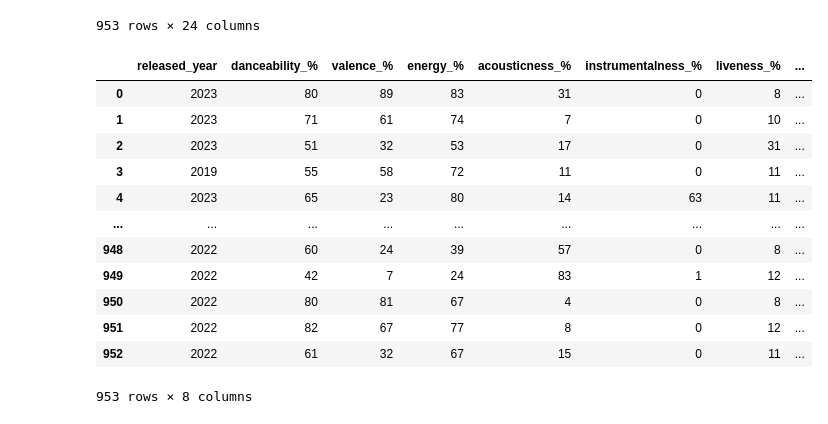
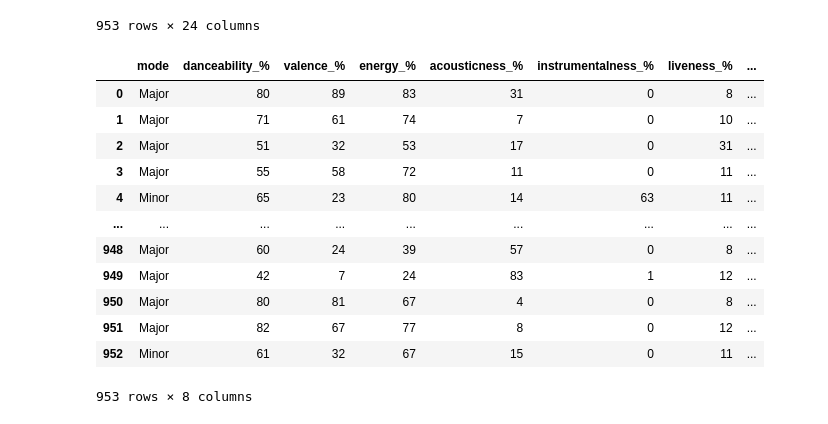
Before and after one commit to vjwua/ML_RegressionProj, a Jupyter notebook: ML_SpotifyClassification/Classification.ipynb, the cells around one changed output. Drawn from its saved outputs; the diff is of its cells as text; code cells hidden in the pictures.

```diff
--- a/ML_SpotifyClassification/Classification.ipynb
+++ b/ML_SpotifyClassification/Classification.ipynb
@@ -22,19 +22,19 @@ df
 | 952 | Alone | Burna Boy | 1 | 2022 | 11 | 4 | ... |
 953 rows × 24 columns
 # %%
-df.drop(['track_name', 'artist(s)_name', 'artist_count', 'released_month', 'released_day', 'in_spotify_playlists', 'in_spotify_charts', 'streams', 'in_apple_playlists', 'in_apple_charts', 'in_deezer_playlists', 'in_deezer_charts', 'in_shazam_charts', 'bpm', 'key', 'mode'], axis=1, inplace=True)
+df.drop(['released_year', 'track_name', 'artist(s)_name', 'artist_count', 'released_month', 'released_day', 'in_spotify_playlists', 'in_spotify_charts', 'streams', 'in_apple_playlists', 'in_apple_charts', 'in_deezer_playlists', 'in_deezer_charts', 'in_shazam_charts', 'bpm', 'key'], axis=1, inplace=True)
 df
 # %% [output]
-|  | released_year | danceability_% | valence_% | energy_% | acousticness_% | instrumentalness_% | liveness_% | ... |
-| 0 | 2023 | 80 | 89 | 83 | 31 | 0 | 8 | ... |
-| 1 | 2023 | 71 | 61 | 74 | 7 | 0 | 10 | ... |
-| 2 | 2023 | 51 | 32 | 53 | 17 | 0 | 31 | ... |
-| 3 | 2019 | 55 | 58 | 72 | 11 | 0 | 11 | ... |
-| 4 | 2023 | 65 | 23 | 80 | 14 | 63 | 11 | ... |
+|  | mode | danceability_% | valence_% | energy_% | acousticness_% | instrumentalness_% | liveness_% | ... |
+| 0 | Major | 80 | 89 | 83 | 31 | 0 | 8 | ... |
+| 1 | Major | 71 | 61 | 74 | 7 | 0 | 10 | ... |
+| 2 | Major | 51 | 32 | 53 | 17 | 0 | 31 | ... |
+| 3 | Major | 55 | 58 | 72 | 11 | 0 | 11 | ... |
+| 4 | Minor | 65 | 23 | 80 | 14 | 63 | 11 | ... |
 | ... | ... | ... | ... | ... | ... | ... | ... | ... |
-| 948 | 2022 | 60 | 24 | 39 | 57 | 0 | 8 | ... |
-| 949 | 2022 | 42 | 7 | 24 | 83 | 1 | 12 | ... |
-| 950 | 2022 | 80 | 81 | 67 | 4 | 0 | 8 | ... |
-| 951 | 2022 | 82 | 67 | 77 | 8 | 0 | 12 | ... |
-| 952 | 2022 | 61 | 32 | 67 | 15 | 0 | 11 | ... |
+| 948 | Major | 60 | 24 | 39 | 57 | 0 | 8 | ... |
+| 949 | Major | 42 | 7 | 24 | 83 | 1 | 12 | ... |
+| 950 | Major | 80 | 81 | 67 | 4 | 0 | 8 | ... |
+| 951 | Major | 82 | 67 | 77 | 8 | 0 | 12 | ... |
+| 952 | Minor | 61 | 32 | 67 | 15 | 0 | 11 | ... |
 953 rows × 8 columns
```
Also changed, not shown: parts of 8 cells of this notebook, 1 other file.
